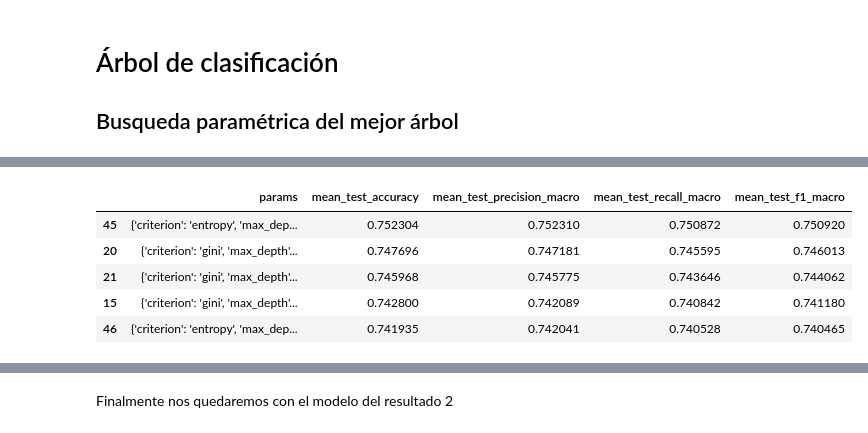
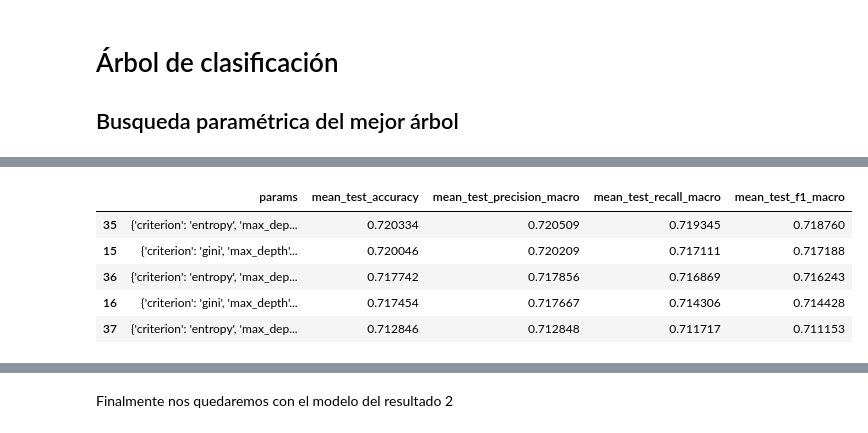
Before and after one commit to guille1006/Practica-color-de-coche, a Jupyter notebook: Practica_clase.ipynb, the cells around one changed output, grey strips where cells are left out. Drawn from its saved outputs; the diff is of its cells as text; code cells hidden in the pictures.

```diff
--- a/Practica_clase.ipynb
+++ b/Practica_clase.ipynb
@@ -170,0 +226,16 @@ plt.show()
+# %%
+tree = DecisionTreeClassifier(criterion="entropy",
+                              max_depth=10,
+                              random_state=random_state)
+
+tree.fit(X_train, y_train)
+
+# Ordenamos el DataFrame por importancia en orden descendente
+df_importancia = pd.DataFrame({"Variable":tree.feature_names_in_, "Importancia":tree.feature_importances_}).sort_values(by="Importancia", ascending=False)
+
+# Creamos el grafico de barras
+plt.bar(df_importancia["Variable"], df_importancia["Importancia"], color="skyblue")
+plt.xlabel("Variable")
+plt.ylabel("Importancia")
+plt.xticks(rotation=45, ha="right")
+plt.tight_layout()
@@ -171,42 +244,37 @@ plt.show()
 # %%
-from sklearn.model_selection import GridSearchCV
 
-from sklearn.metrics import confusion_matrix, classification_report, accuracy_score, precision_score, recall_score, f1_score, roc_auc_score, roc_curve, auc
-from sklearn.metrics import make_scorer, mean_absolute_error, mean_squared_error, r2_score
-
-from sklearn.tree import DecisionTreeClassifier, export_text, plot_tree
 
 # Tuneo
 params={
-    "max_depth":[2, 3, 5, 10, 20],
+    "max_depth":[2, 3, 5, 7],
     "min_samples_split":[5, 10, 20, 50, 100],
     "criterion": ["gini", "entropy"]
 }
 scoring_metrics = ["accuracy", "precision_macro", "recall_macro", "f1_macro"]
 
 
 #Cross Validation
 decision_tree = DecisionTreeClassifier()
 grid_search = GridSearchCV(estimator=decision_tree,
                            param_grid=params,
                            cv=4,
                            scoring=scoring_metrics,
                            refit="accuracy")
 grid_search.fit(X_train, y_train)
 
 
 # Obtenemos los resultados del grid search.
 results = pd.DataFrame(grid_search.cv_results_)
 
 results.sort_values(by="mean_test_accuracy", ascending=False, inplace=True)
 results[["params", "mean_test_accuracy", "mean_test_precision_macro", "mean_test_recall_macro", "mean_test_f1_macro"]].head(5)
 # %% [output]
 |  | params | mean_test_accuracy | mean_test_precision_macro | mean_test_recall_macro | mean_test_f1_macro |
-| 45 | {'criterion': 'entropy', 'max_dep... | 0.752304 | 0.752310 | 0.750872 | 0.750920 |
-| 20 | {'criterion': 'gini', 'max_depth'... | 0.747696 | 0.747181 | 0.745595 | 0.746013 |
-| 21 | {'criterion': 'gini', 'max_depth'... | 0.745968 | 0.745775 | 0.743646 | 0.744062 |
-| 15 | {'criterion': 'gini', 'max_depth'... | 0.742800 | 0.742089 | 0.740842 | 0.741180 |
-| 46 | {'criterion': 'entropy', 'max_dep... | 0.741935 | 0.742041 | 0.740528 | 0.740465 |
+| 35 | {'criterion': 'entropy', 'max_dep... | 0.720334 | 0.720509 | 0.719345 | 0.718760 |
+| 15 | {'criterion': 'gini', 'max_depth'... | 0.720046 | 0.720209 | 0.717111 | 0.717188 |
+| 36 | {'criterion': 'entropy', 'max_dep... | 0.717742 | 0.717856 | 0.716869 | 0.716243 |
+| 16 | {'criterion': 'gini', 'max_depth'... | 0.717454 | 0.717667 | 0.714306 | 0.714428 |
+| 37 | {'criterion': 'entropy', 'max_dep... | 0.712846 | 0.712848 | 0.711717 | 0.711153 |
 # %%
 # Usaremos unos cuantos modelo
 res_1 = results[['split0_test_accuracy', 'split1_test_accuracy','split2_test_accuracy', 'split3_test_accuracy']].iloc[0]
```
Also changed, not shown: parts of 26 cells of this notebook, 2 other files.
